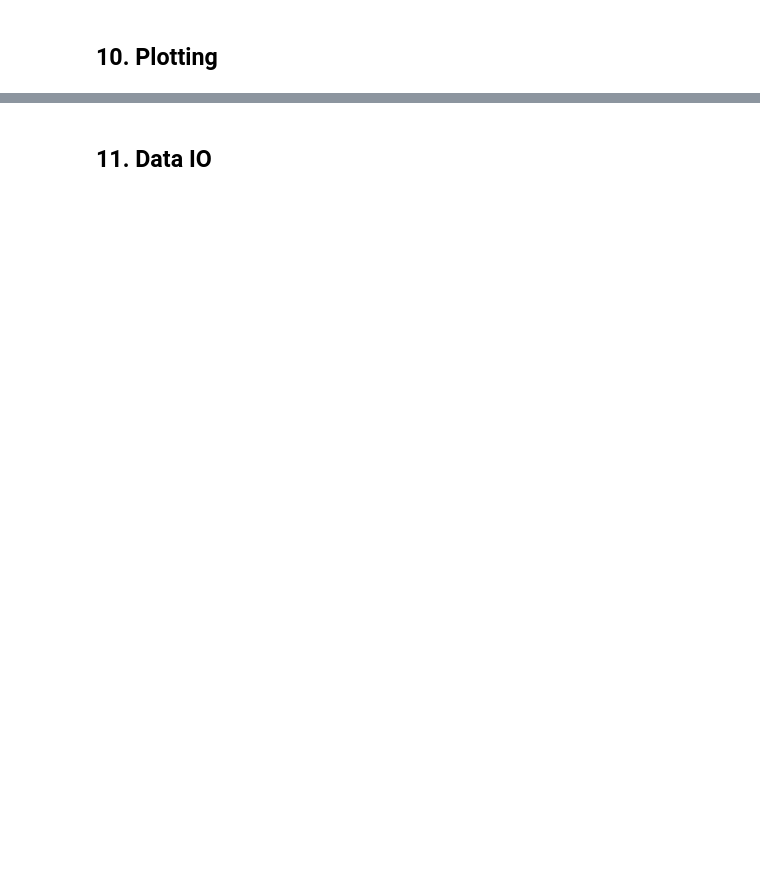
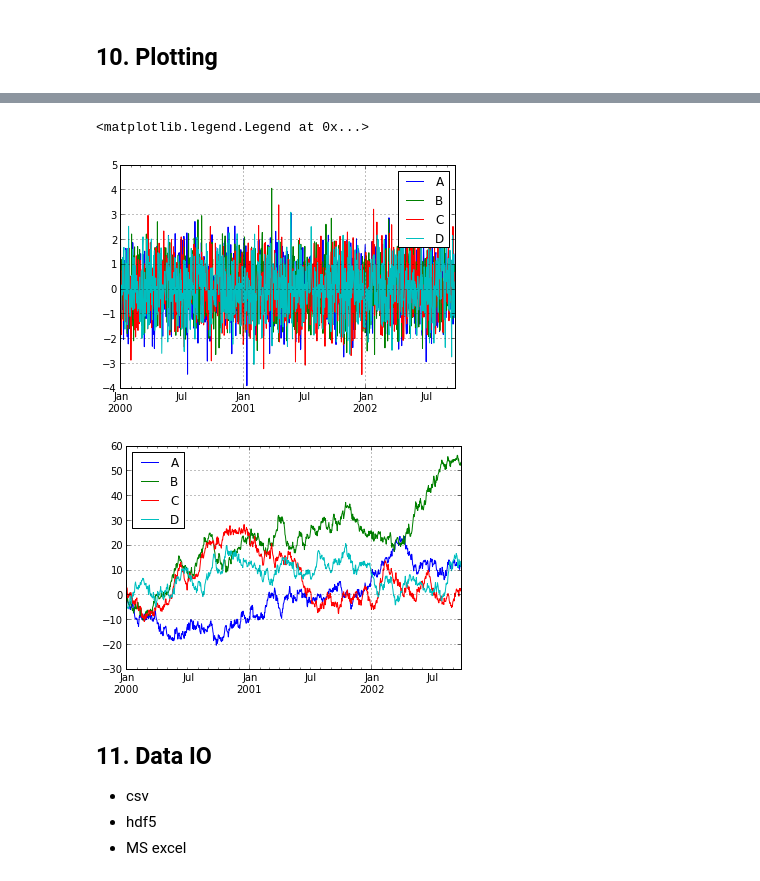
Before and after one commit to dolaameng/tutorials, a Jupyter notebook: ml-tutorials/BASIC_pandas_tutorial.ipynb, the cells around one changed output, grey strips where cells are left out. Saved outputs shown, nothing was run; the diff lists cells and outputs as text; code cells hidden in the pictures; blank space fills up the shorter version.

```diff
--- a/ml-tutorials/BASIC_pandas_tutorial.ipynb
+++ b/ml-tutorials/BASIC_pandas_tutorial.ipynb
@@ -744,2 +848,14 @@ two    0.515054 -0.430496  0.515054 -1.258638  0.515054  0.397646
 # %% [markdown]
 ## 10. Plotting
+# %%
+## PLOTTING TIME SERIES
+ts = pd.Series(randn(1000), index = pd.date_range('1/1/2000', periods=1000, freq='D'))
+ts.plot()
+cts = ts.cumsum()
+figure()
+cts.plot()
+
+print ">> time series >>"
+print ts.head(5)
+print ">> cummulative sum of time series >>"
+print cts.head(5)
@@ -746,2 +879,18 @@ two    0.515054 -0.430496  0.515054 -1.258638  0.515054  0.397646
+# %%
+## PLOT OF DATAFRAME
+df = pd.DataFrame(randn(1000, 4), index = ts.index, columns=list("ABCD"))
+df.plot()
+legend(loc='best')
+figure()
+cdf = df.cumsum(axis = 0)
+cdf.plot()
+legend(loc='best')
+# %% [output]
+<matplotlib.legend.Legend at 0x...>
+[figure, added]
+[figure, added]
 # %% [markdown]
 ## 11. Data IO
+- csv
+- hdf5
+- MS excel
```
Also changed, not shown: parts of 28 cells of this notebook, 1 other file.
